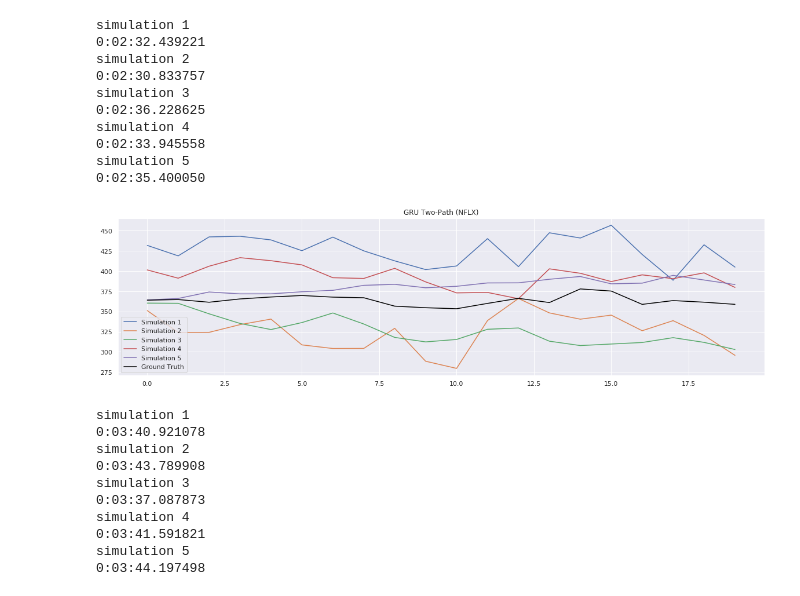
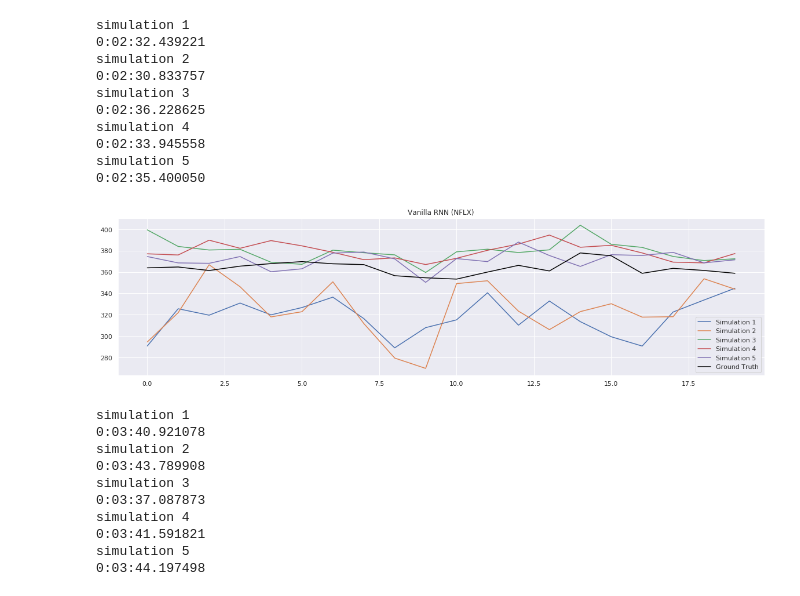
Before and after one commit to Racerx250/ece271bproject, a Jupyter notebook: Experiments_NFLX.ipynb, the cells around one changed output. Drawn from its saved outputs; the diff is of its cells as text; code cells hidden in the pictures.

Commit message:
Trend Accuracy

```diff
--- a/Experiments_NFLX.ipynb
+++ b/Experiments_NFLX.ipynb
@@ -52,7 +52,7 @@ data = np.array(df)
 np.save('nflx.npy', data)
 # %%
 test_size = 20
-simulation_size = 5
+simulation_size = 10
 
 df_train = df_log.iloc[:-test_size]
 df_test = df_log.iloc[-test_size:]
@@ -78,7 +76,7 @@ def anchor(signal, weight):
         last = smoothed_val
     return buffer
 # %%
-num_layers = 1
+num_layers = 2
 size_layer = 128
 timestamp = 5
 epoch = 300
@@ -1351,21 +1315,21 @@ simulation 4
 simulation 5
 0:02:35.400050
 # %%
-acc6 = [calculate_accuracy(df['4. close'].iloc[-test_size:].values, r) for r in results6]
-top_5_idx = np.argsort(acc6)[-5:]
-results6 = [results6[i] for i in top_5_idx]
-acc6 = [calculate_accuracy(df['4. close'].iloc[-test_size:].values, r) for r in results6]
+acc7 = [calculate_accuracy(df['4. close'].iloc[-test_size:].values, r) for r in results7]
+top_5_idx = np.argsort(acc7)[-5:]
+results7 = [results7[i] for i in top_5_idx]
+acc7 = [calculate_accuracy(df['4. close'].iloc[-test_size:].values, r) for r in results7]
 
 plt.figure(figsize = (20, 5))
-for no, r in enumerate(results6):
+for no, r in enumerate(results7):
     plt.plot(r, label = 'Simulation %d'%(no + 1))
 
 plt.plot(df['4. close'].iloc[-test_size:].values, label = 'Ground Truth', c = 'black')
 plt.legend()
-plt.title('GRU Two-Path (NFLX)')
+plt.title('Vanilla RNN (NFLX)')
 plt.show()
 # %% [output]
-[figure, old version]
+[figure, new version]
 # %%
 class VanillaRNN_bid:
     def __init__(
```
Also changed, not shown: parts of 7 cells of this notebook.
